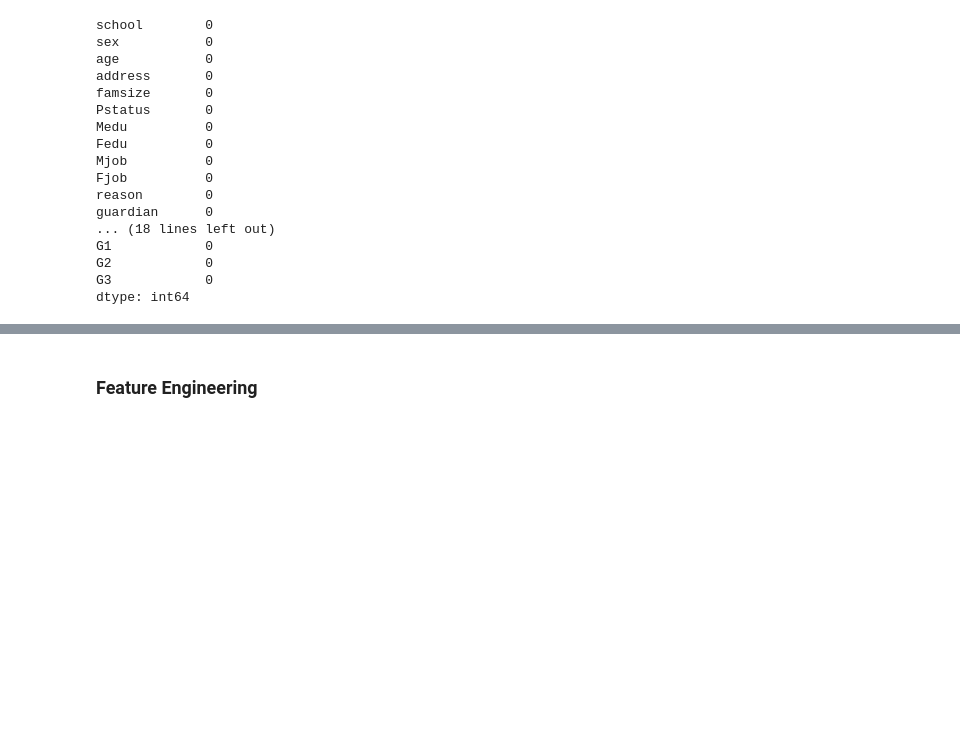
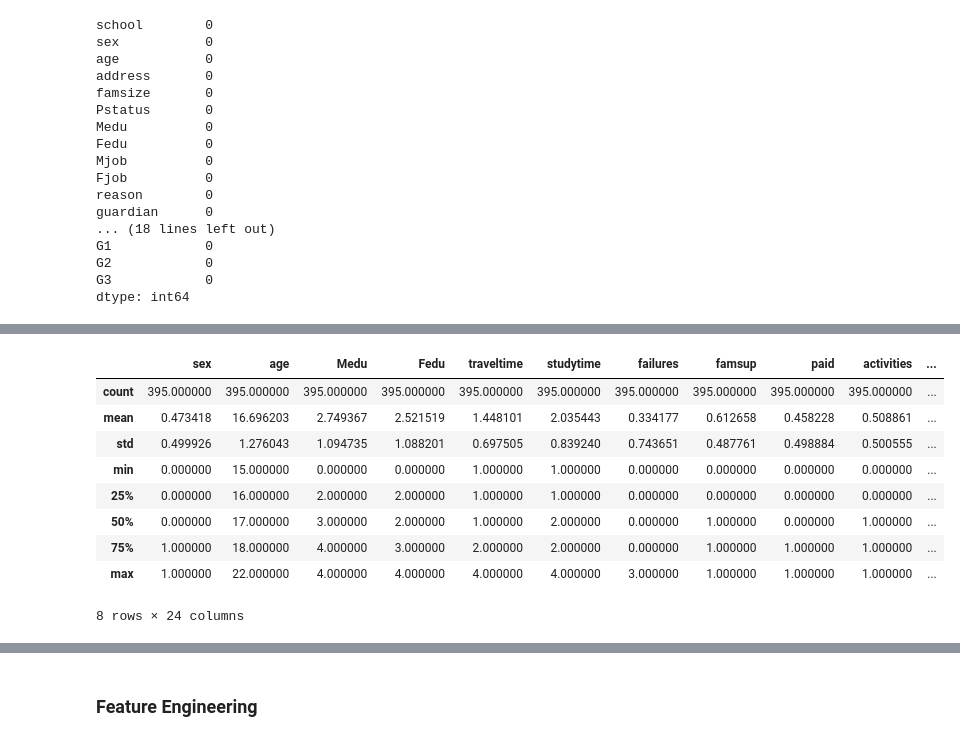
Before and after one commit to nick-kim-96/CS171Project, a Jupyter notebook: W13L2_Sample_Code_Runbook.ipynb, the cells around one changed output, grey strips where cells are left out. Drawn from its saved outputs; the diff is of its cells as text; code cells hidden in the pictures; blank space fills up the shorter version.

```diff
--- a/W13L2_Sample_Code_Runbook.ipynb
+++ b/W13L2_Sample_Code_Runbook.ipynb
@@ -175,0 +151,18 @@ students_numerical.describe()
+# %%
+"""
+TODO: fix wording
+
+Here we see a different representation of our data, and we see that 47% are male and ...
+"""
+students_numerical.describe()
+# %% [output]
+|  | sex | age | Medu | Fedu | traveltime | studytime | failures | famsup | paid | activities | ... |
+| count | 395.000000 | 395.000000 | 395.000000 | 395.000000 | 395.000000 | 395.000000 | 395.000000 | 395.000000 | 395.000000 | 395.000000 | ... |
+| mean | 0.473418 | 16.696203 | 2.749367 | 2.521519 | 1.448101 | 2.035443 | 0.334177 | 0.612658 | 0.458228 | 0.508861 | ... |
+| std | 0.499926 | 1.276043 | 1.094735 | 1.088201 | 0.697505 | 0.839240 | 0.743651 | 0.487761 | 0.498884 | 0.500555 | ... |
+| min | 0.000000 | 15.000000 | 0.000000 | 0.000000 | 1.000000 | 1.000000 | 0.000000 | 0.000000 | 0.000000 | 0.000000 | ... |
+| 25% | 0.000000 | 16.000000 | 2.000000 | 2.000000 | 1.000000 | 1.000000 | 0.000000 | 0.000000 | 0.000000 | 0.000000 | ... |
+| 50% | 0.000000 | 17.000000 | 3.000000 | 2.000000 | 1.000000 | 2.000000 | 0.000000 | 1.000000 | 0.000000 | 1.000000 | ... |
+| 75% | 1.000000 | 18.000000 | 4.000000 | 3.000000 | 2.000000 | 2.000000 | 0.000000 | 1.000000 | 1.000000 | 1.000000 | ... |
+| max | 1.000000 | 22.000000 | 4.000000 | 4.000000 | 4.000000 | 4.000000 | 3.000000 | 1.000000 | 1.000000 | 1.000000 | ... |
+8 rows × 24 columns
```
Also changed, not shown: parts of 10 cells of this notebook.
